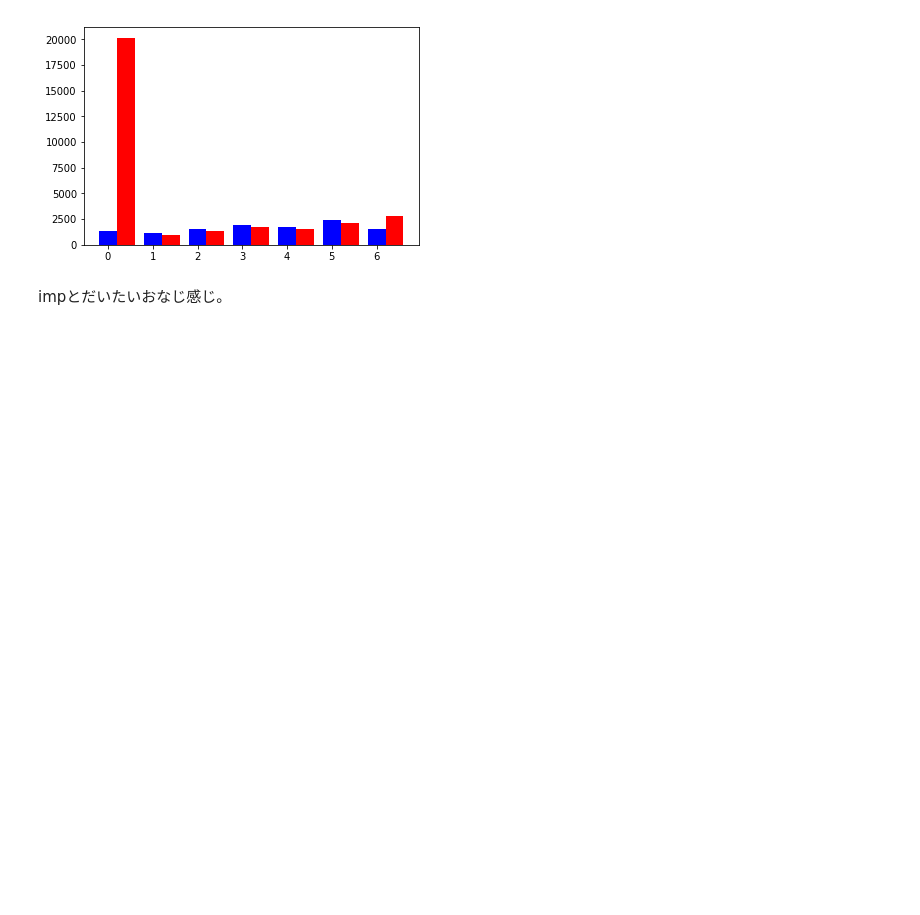
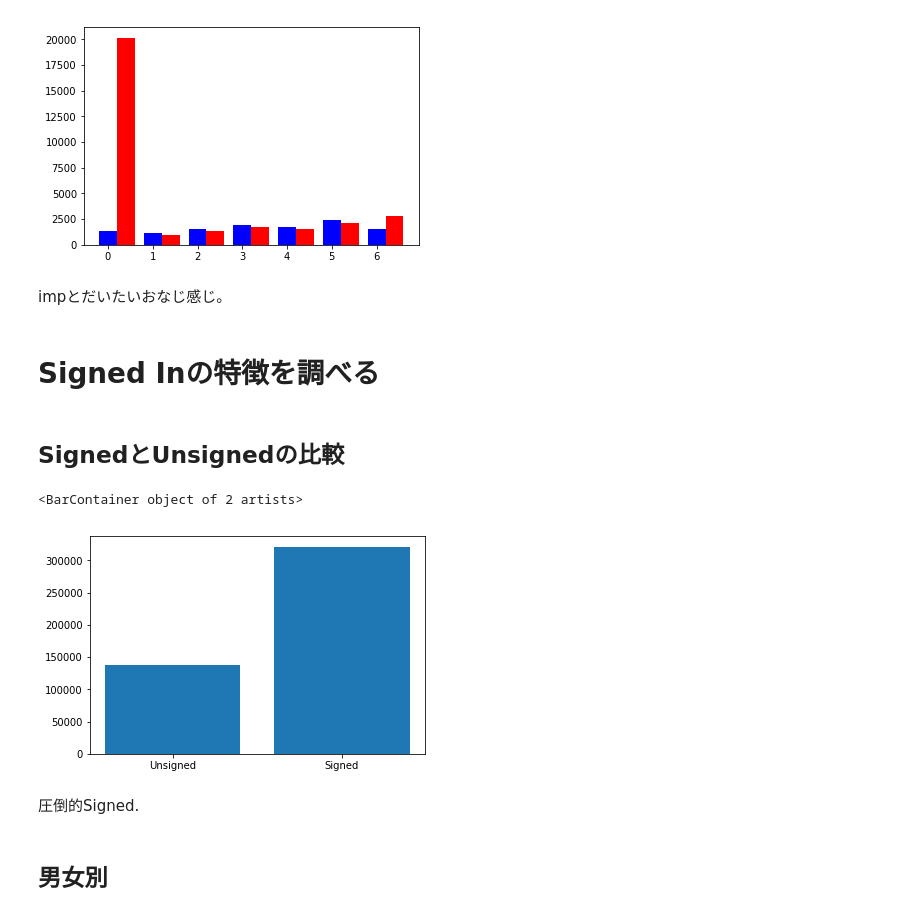
Before and after one commit to g0nta/sandbox, a Jupyter notebook: NY_Times/NY_Times.ipynb, the cells around one changed output. Saved outputs shown, nothing was run; the diff lists cells and outputs as text; code cells hidden in the pictures; blank space fills up the shorter version.

Commit message:
Investigate Signed_In

```diff
--- a/NY_Times/NY_Times.ipynb
+++ b/NY_Times/NY_Times.ipynb
@@ -46,3 +55,18 @@ plt.show()
 [figure]
 # %% [markdown]
 impとだいたいおなじ感じ。
+# %% [markdown]
+# Signed Inの特徴を調べる
+# %% [markdown]
+## SignedとUnsignedの比較
+# %%
+signed_in = [df['Signed_In'].where(df['Signed_In']==0).count(), df['Signed_In'].where(df['Signed_In']==1).count()]
+label = ['Unsigned', 'Signed']
+plt.bar(label, signed_in)
+# %% [output]
+<BarContainer object of 2 artists>
+[figure, added]
+# %% [markdown]
+圧倒的Signed.
+# %% [markdown]
+## 男女別
```
Also changed, not shown: parts of 16 cells of this notebook.
